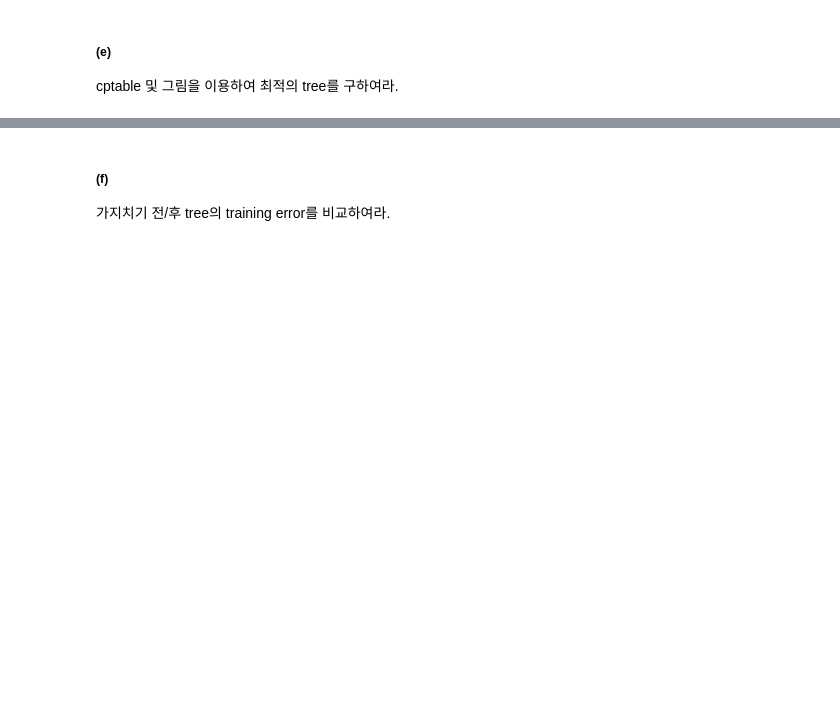
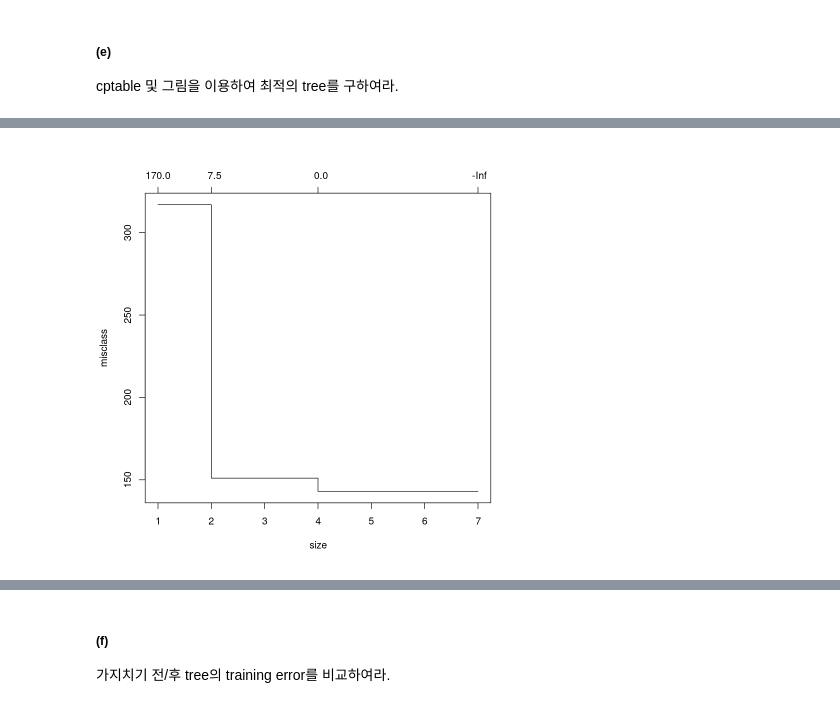
Before and after one commit to kimha02/ham, a Jupyter notebook: _notebooks/2022-05-23-datamining_hw.ipynb, the cells around one changed output, grey strips where cells are left out. Cells and saved outputs as stored; diff of their text form; code cells hidden in the pictures; blank space fills up the shorter version.

```diff
--- a/_notebooks/2022-05-23-datamining_hw.ipynb
+++ b/_notebooks/2022-05-23-datamining_hw.ipynb
@@ -580,3 +638,6 @@ testing data를 이용하여 예측을 하고, confusion matrix를 생성하여
 # %% [markdown]
 ##### (e)
 cptable 및 그림을 이용하여 최적의 tree를 구하여라.
+# %%
+cv_dt4 <- cv.tree(tree_dt4,FUN = prune.misclass, K=10)
+cv_dt4
@@ -582,0 +659,4 @@ cptable 및 그림을 이용하여 최적의 tree를 구하여라.
+# %%
+plot(cv_dt4)
+# %% [output]
+[figure, added]
```
Also changed, not shown: parts of 28 cells of this notebook, 1 other file.
